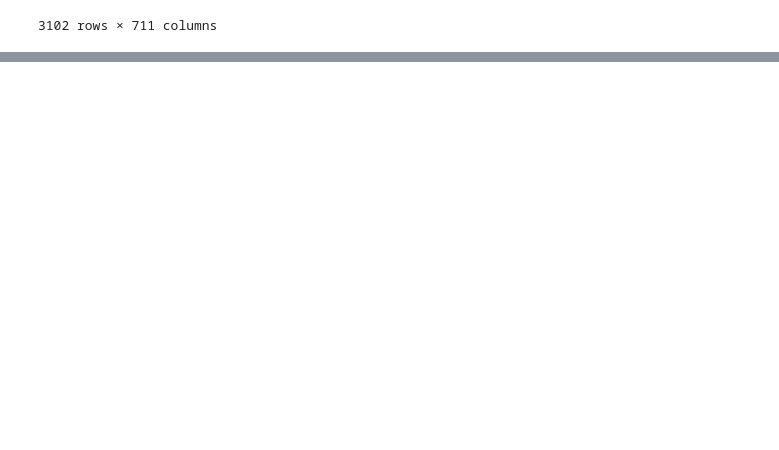
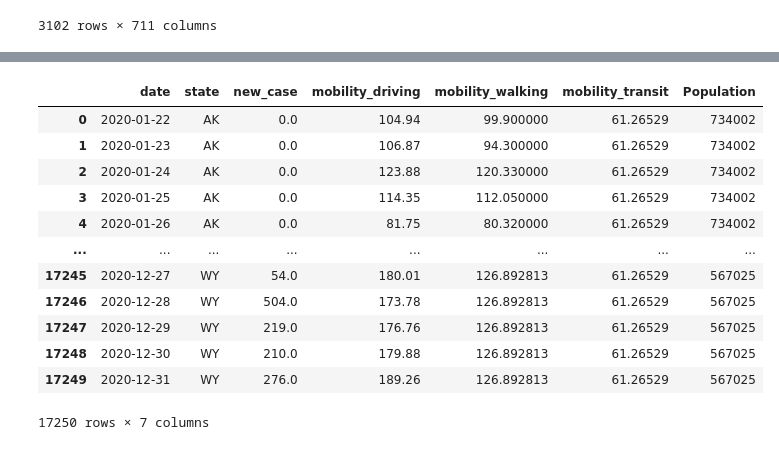
Before and after one commit to jessbunnag/cds-1001-capstone, a Jupyter notebook: q3.ipynb, the cells around one changed output, grey strips where cells are left out. Saved outputs shown, nothing was run; the diff lists cells and outputs as text; code cells hidden in the pictures; blank space fills up the shorter version.

```diff
--- a/q3.ipynb
+++ b/q3.ipynb
@@ -363,0 +328,20 @@ ValueError: operands could not be broadcast together with shapes (798270,4) (109
+# %%
+for value in ['driving', 'walking', 'transit']:
+    final_data2[f'mobility_{value}'] = final_data2.fillna(value=final_data2[f'mobility_{value}'].mean())[f'mobility_{value}']
+# %%
+# final_data2.groupby("date").transform(lambda x: x.fillna(x.mean()))
+final_data2
+# %% [output]
+|  | date | state | new_case | mobility_driving | mobility_walking | mobility_transit | Population |
+| 0 | 2020-01-22 | AK | 0.0 | 104.94 | 99.900000 | 61.26529 | 734002 |
+| 1 | 2020-01-23 | AK | 0.0 | 106.87 | 94.300000 | 61.26529 | 734002 |
+| 2 | 2020-01-24 | AK | 0.0 | 123.88 | 120.330000 | 61.26529 | 734002 |
+| 3 | 2020-01-25 | AK | 0.0 | 114.35 | 112.050000 | 61.26529 | 734002 |
+| 4 | 2020-01-26 | AK | 0.0 | 81.75 | 80.320000 | 61.26529 | 734002 |
+| ... | ... | ... | ... | ... | ... | ... | ... |
+| 17245 | 2020-12-27 | WY | 54.0 | 180.01 | 126.892813 | 61.26529 | 567025 |
+| 17246 | 2020-12-28 | WY | 504.0 | 173.78 | 126.892813 | 61.26529 | 567025 |
+| 17247 | 2020-12-29 | WY | 219.0 | 176.76 | 126.892813 | 61.26529 | 567025 |
+| 17248 | 2020-12-30 | WY | 210.0 | 179.88 | 126.892813 | 61.26529 | 567025 |
+| 17249 | 2020-12-31 | WY | 276.0 | 189.26 | 126.892813 | 61.26529 | 567025 |
+17250 rows × 7 columns
```
Also changed, not shown: parts of 12 cells of this notebook.
